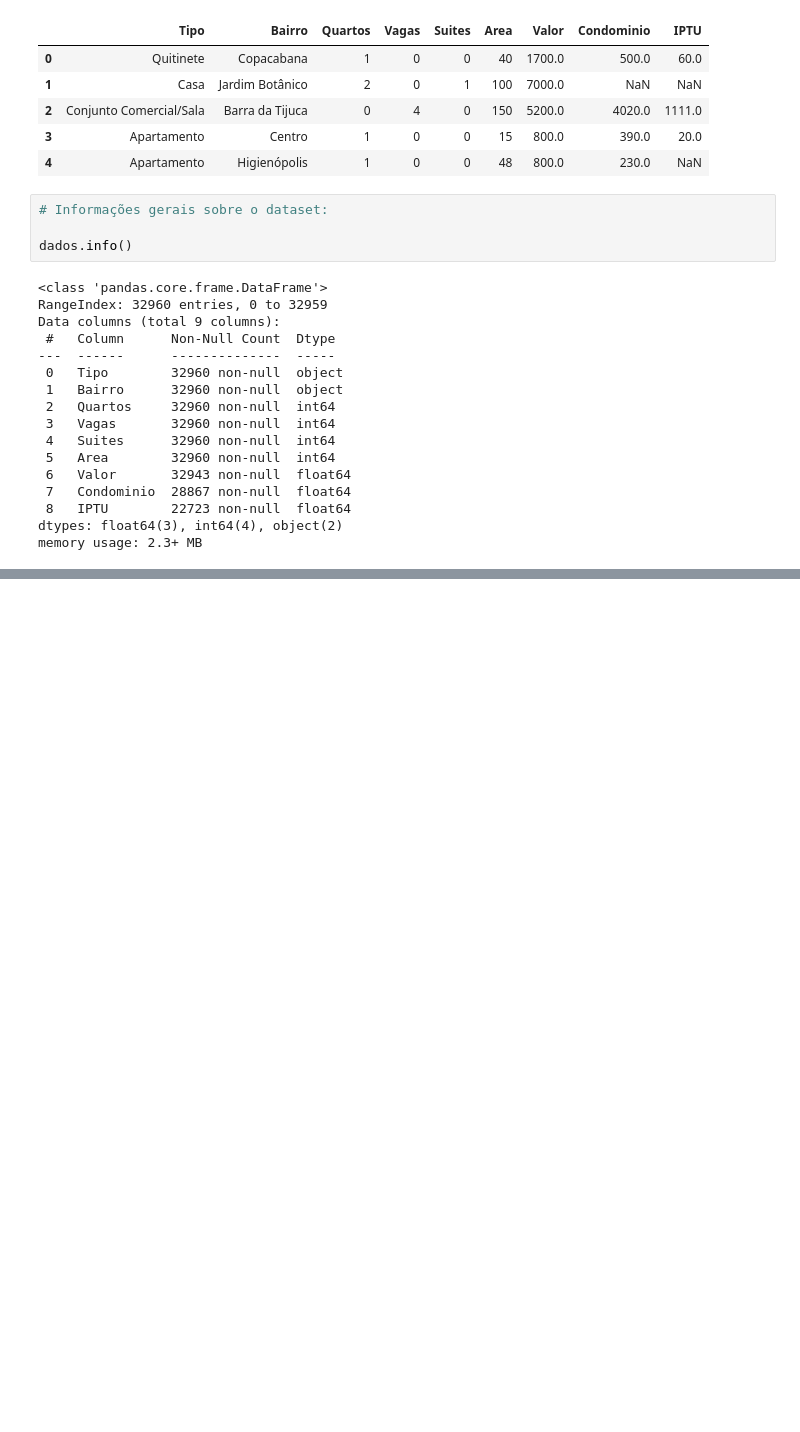
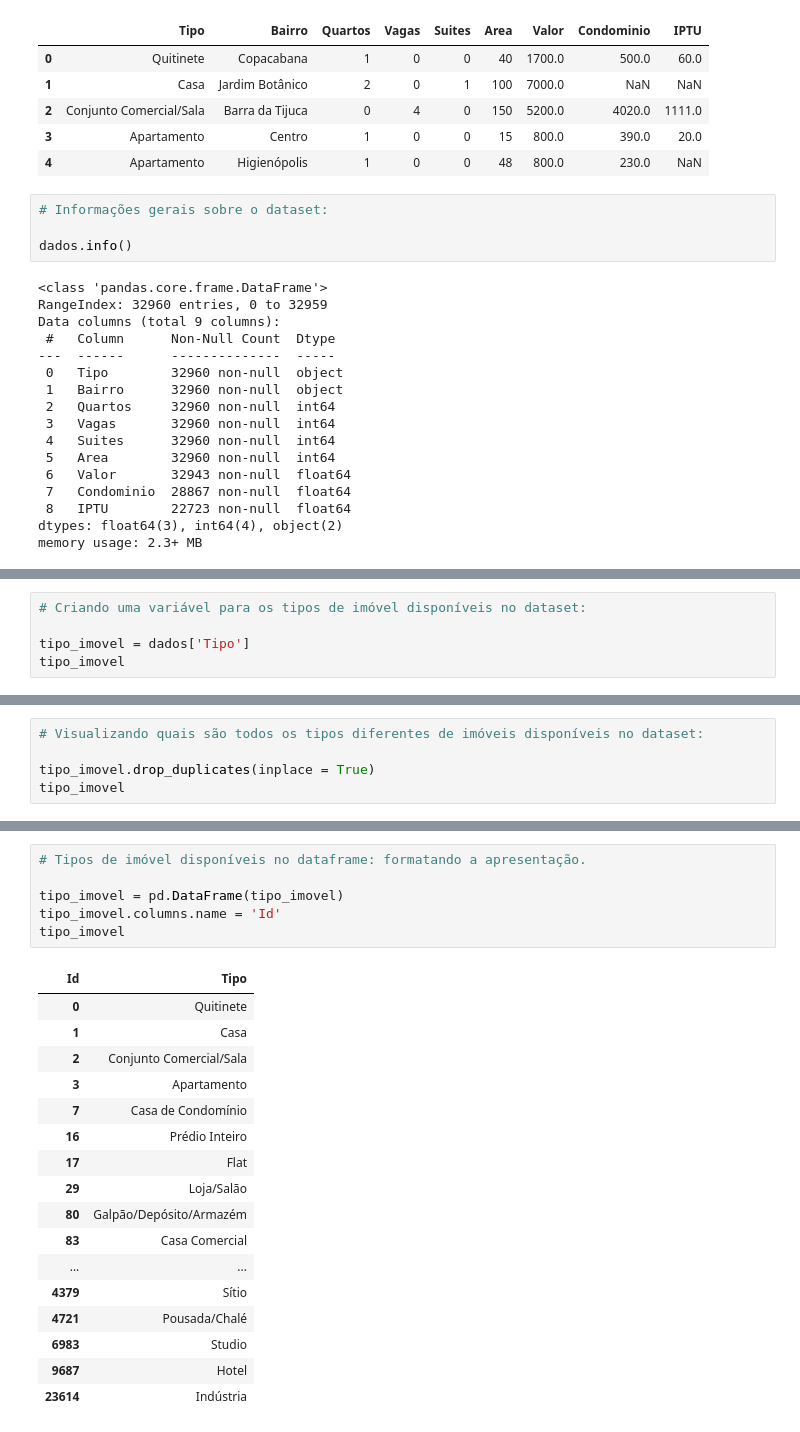
Before and after one commit to silsantos/Data-Science_Projects, a Jupyter notebook: Tratamento_dados_outliers/Aluguel_imoveis.ipynb, the cells around one changed output, grey strips where cells are left out. Drawn from its saved outputs; the diff is of its cells as text; blank space fills up the shorter version.

```diff
--- a/Tratamento_dados_outliers/Aluguel_imoveis.ipynb
+++ b/Tratamento_dados_outliers/Aluguel_imoveis.ipynb
@@ -69,0 +97,5 @@ memory usage: 2.3+ MB
+# %%
+# Criando uma variável para os tipos de imóvel disponíveis no dataset:
+
+tipo_imovel = dados['Tipo']
+tipo_imovel
@@ -69,0 +115,5 @@ memory usage: 2.3+ MB
+# %%
+# Visualizando quais são todos os tipos diferentes de imóveis disponíveis no dataset:
+
+tipo_imovel.drop_duplicates(inplace = True)
+tipo_imovel
@@ -69,0 +138,24 @@ memory usage: 2.3+ MB
+# %%
+# Tipos de imóvel disponíveis no dataframe: formatando a apresentação.
+
+tipo_imovel = pd.DataFrame(tipo_imovel)
+tipo_imovel.columns.name = 'Id'
+tipo_imovel
+# %% [output]
+| Id | Tipo |
+| 0 | Quitinete |
+| 1 | Casa |
+| 2 | Conjunto Comercial/Sala |
+| 3 | Apartamento |
+| 7 | Casa de Condomínio |
+| 16 | Prédio Inteiro |
+| 17 | Flat |
+| 29 | Loja/Salão |
+| 80 | Galpão/Depósito/Armazém |
+| 83 | Casa Comercial |
+| ... | ... |
+| 4379 | Sítio |
+| 4721 | Pousada/Chalé |
+| 6983 | Studio |
+| 9687 | Hotel |
+| 23614 | Indústria |
```
Also changed, not shown: parts of 13 cells of this notebook.
